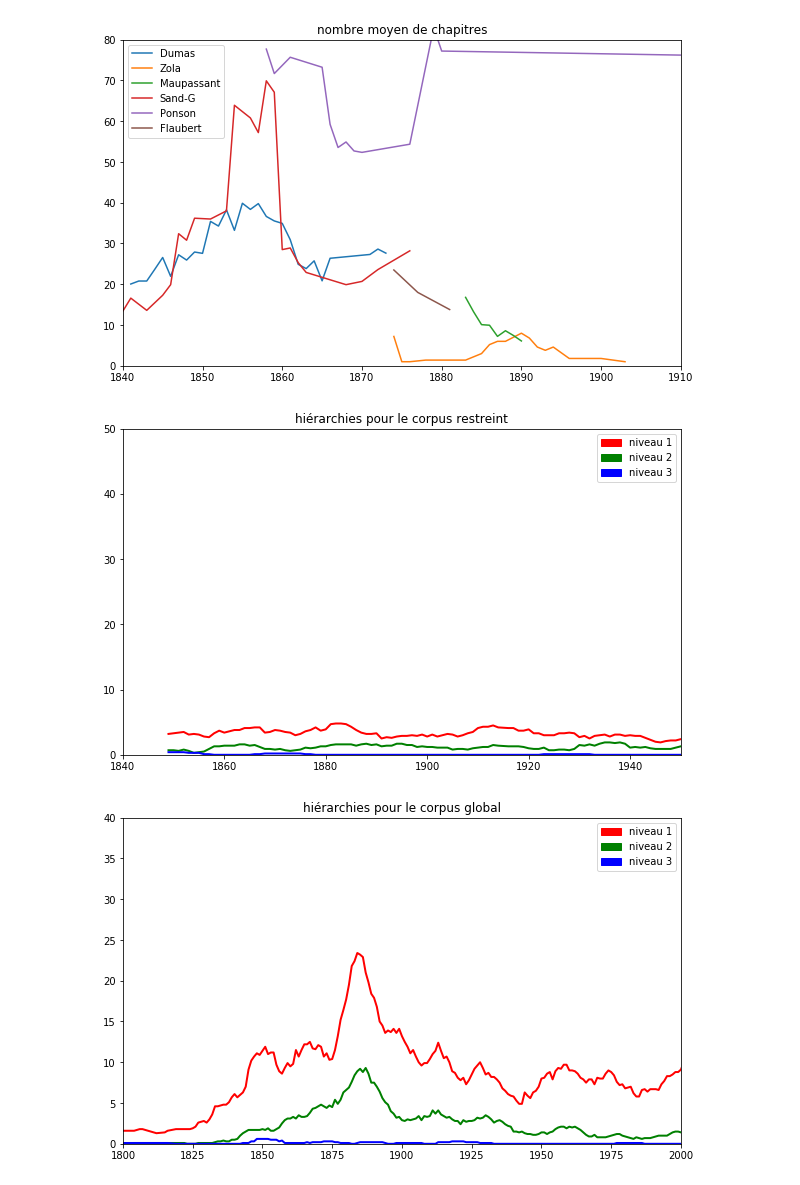
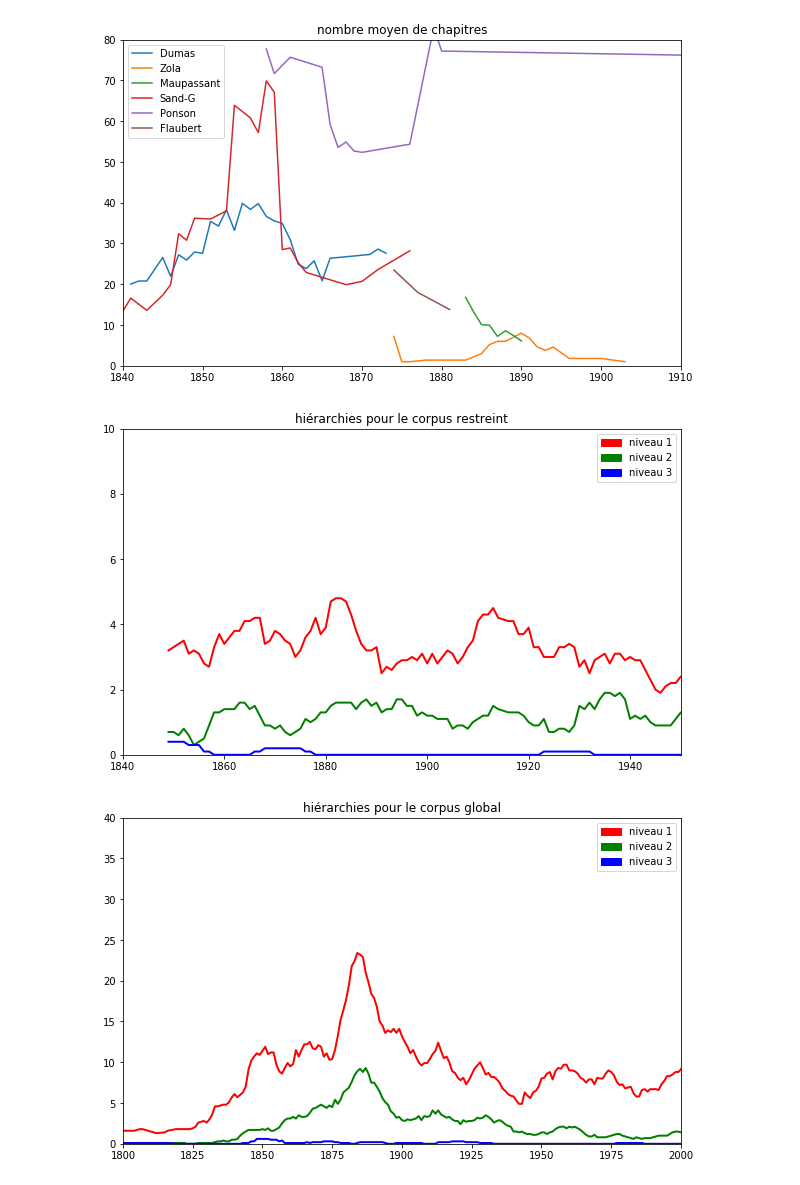
Before and after one commit to ANRChapitres/courbes, a Jupyter notebook: basic_quantification.ipynb, the cells around one changed output. Saved outputs shown, nothing was run; the diff lists cells and outputs as text; code cells hidden in the pictures.

```diff
--- a/basic_quantification.ipynb
+++ b/basic_quantification.ipynb
@@ -537,12 +537,12 @@ multiple_plots(stats_authors)
 # %%
 stats_global=pickle.load(open( "stats_rest", "rb"))
 limitsX=[1840,1950]
-limitsWord=[0,50]
+limitsWord=[0,10]
 color=['r','g','b']
 sliding=10
 hierarchy_plots(stats_global["divs"],limitsX,limitsWord, sliding, color, "hiérarchies pour le corpus restreint")
 # %% [output]
-[figure, old version]
+[figure, new version]
 # %%
 stats_global=pickle.load(open( "stats_global", "rb"))
 limitsX=[1800,2000]
```
Also changed, not shown: parts of 2 cells of this notebook.
